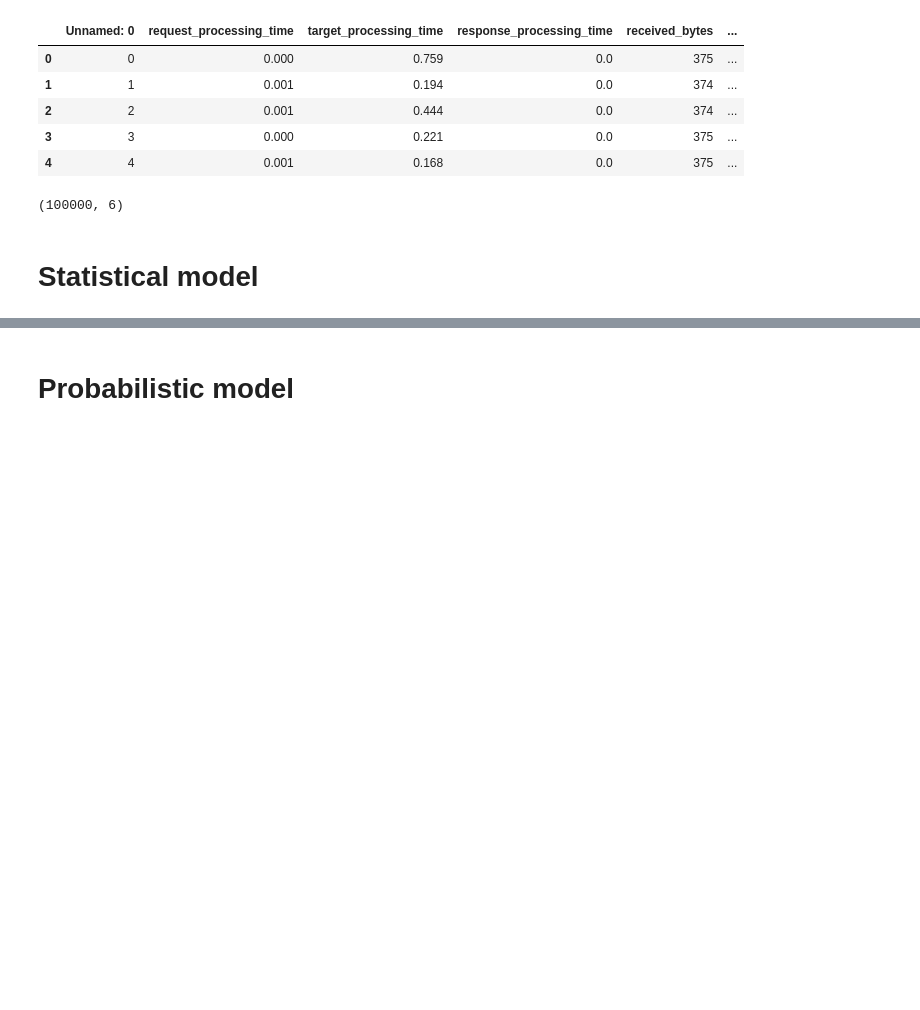
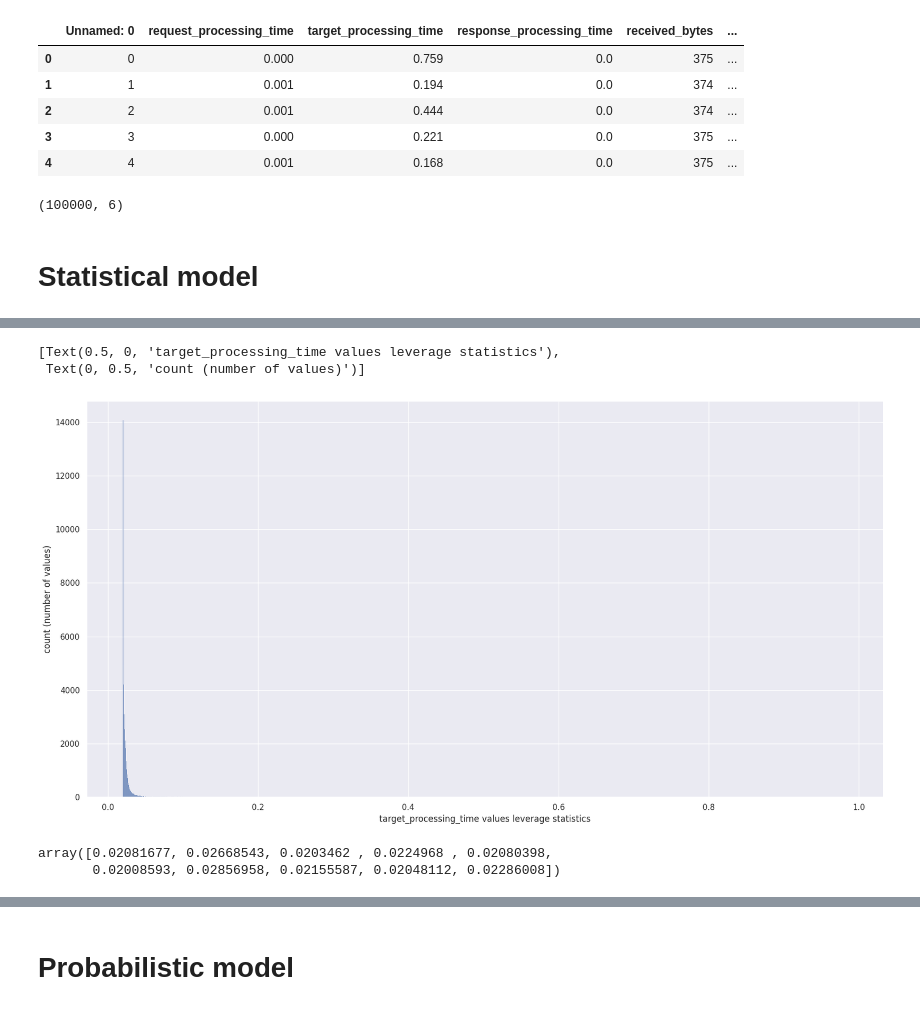
Before and after one commit to SpaceXAlphaBravoCharlie/Diplomski, a Jupyter notebook: Diplomski_colab.ipynb, the cells around one changed output, grey strips where cells are left out. Drawn from its saved outputs; the diff is of its cells as text; code cells hidden in the pictures; blank space fills up the shorter version.

```diff
--- a/Diplomski_colab.ipynb
+++ b/Diplomski_colab.ipynb
@@ -84,0 +66,16 @@ len(set(anomalies_indices).difference(set(anomalies_indices_md)))
+# %%
+second_array = np.array(columns_leverage_statistics[1])[np.isnan(columns_leverage_statistics[1]) == False]
+second_array = second_array[second_array != np.inf]
+# %%
+sns.set(rc={'figure.figsize':(20, 10)})
+ax = sns.histplot(second_array, kde=False)
+ax.set(xlabel="target_processing_time values leverage statistics", ylabel='count (number of values)')
+# %% [output]
+[Text(0.5, 0, 'target_processing_time values leverage statistics'),
+ Text(0, 0.5, 'count (number of values)')]
+[figure, added]
+# %%
+second_array[len(second_array) - 10:]
+# %% [output]
+array([0.02081677, 0.02668543, 0.0203462 , 0.0224968 , 0.02080398,
+       0.02008593, 0.02856958, 0.02155587, 0.02048112, 0.02286008])
```
Also changed, not shown: parts of 178 cells of this notebook.
